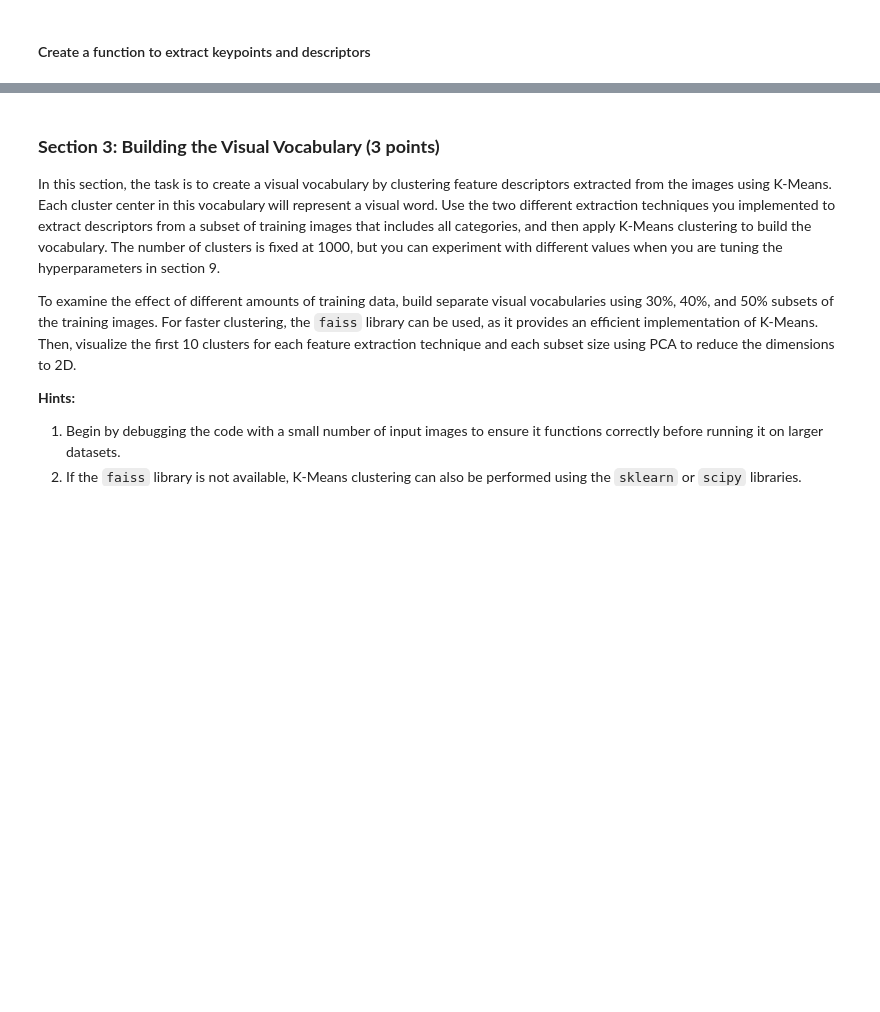
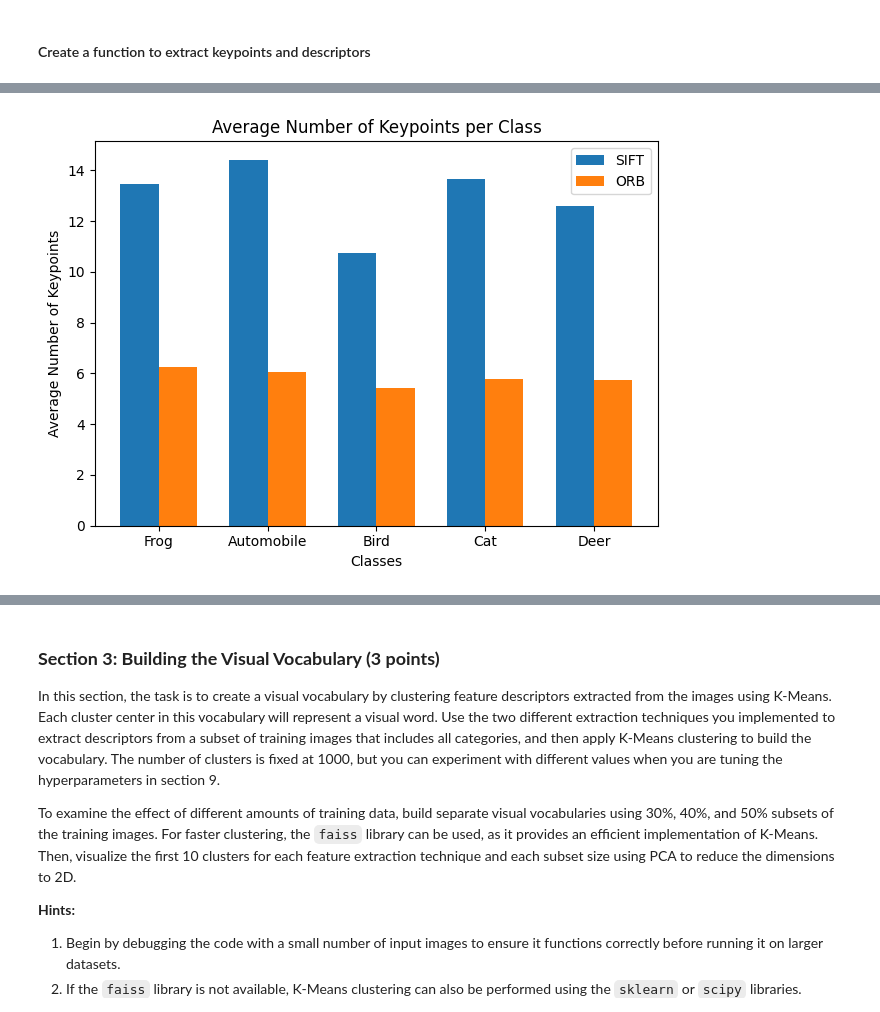
Before and after one commit to pradyutnair/cv1-final-lab-part-1, a Jupyter notebook: cv1-final-lab-part-1.ipynb, the cells around one changed output, grey strips where cells are left out. Cells and saved outputs as stored; diff of their text form; code cells hidden in the pictures; blank space fills up the shorter version.

```diff
--- a/cv1-final-lab-part-1.ipynb
+++ b/cv1-final-lab-part-1.ipynb
@@ -299,0 +308,92 @@ plt.show()
+# %%
+def calculate_keypoints_per_class(images, labels, sift, orb):
+    """
+    Get the total number of keypoints per class and the total class counts
+
+    :param images:
+    :param labels:
+    :param sift:
+    :param orb:
+    :return:
+    """
+    unique_labels = torch.unique(labels)
+    sift_keypoints_count = {label.item(): 0 for label in unique_labels}
+    orb_keypoints_count = {label.item(): 0 for label in unique_labels}
+    class_counts = {label.item(): 0 for label in unique_labels}
+
+    for idx, label in enumerate(labels):
+        image = images[idx].numpy()
+        image = normalize_upscale(image)
+
+        # SIFT keypoints
+        sift_keypoints, _ = sift.detectAndCompute(image, None)
+        sift_keypoints_count[label.item()] += len(sift_keypoints)
+
+        # ORB keypoints
+        orb_keypoints, _ = orb.detectAndCompute(image, None)
+        orb_keypoints_count[label.item()] += len(orb_keypoints)
+
+        class_counts[label.item()] += 1
+
+    return sift_keypoints_count, orb_keypoints_count, class_counts
+
+def plot_keypoints_per_class(sift_keypoints_count, orb_keypoints_count, class_counts, label_mapping):
+    """
+    Plot the keypoint counts per detector
+
+    :param sift_keypoints_count:
+    :param orb_keypoints_count:
+    :param class_counts:
+    :param label_mapping:
+    :return:
+    """
+    classes = list(label_mapping.values())
+    sift_counts = [sift_keypoints_count[label] / class_counts[label] for label in class_counts]
+    orb_counts = [orb_keypoints_count[label] / class_counts[label] for label in class_counts]
+
+    x = np.arange(len(classes))
+    width = 0.35
+
+    fig, ax = plt.subplots()
+    rects1 = ax.bar(x - width/2, sift_counts, width, label='SIFT')
+    rects2 = ax.bar(x + width/2, orb_counts, width, label='ORB')
+
+    ax.set_xlabel('Classes')
+    ax.set_ylabel('Average Number of Keypoints')
+    ax.set_title('Average Number of Keypoints per Class')
+    ax.set_xticks(x)
+    ax.set_xticklabels(classes)
+    ax.legend()
+
+    fig.tight_layout()
+    plt.show()
+
+def plot_average_keypoints(sift_keypoints_count, orb_keypoints_count, class_counts):
+    total_sift_keypoints = sum(sift_keypoints_count.values())
+    total_orb_keypoints = sum(orb_keypoints_count.values())
+    total_images = sum(class_counts.values())
+
+    avg_sift_keypoints = total_sift_keypoints / total_images
+    avg_orb_keypoints = total_orb_keypoints / total_images
+
+    labels = ['SIFT', 'ORB']
+    avg_counts = [avg_sift_keypoints, avg_orb_keypoints]
+
+    fig, ax = plt.subplots()
+    ax.bar(labels, avg_counts, color=['blue', 'orange'])
+
+    ax.set_xlabel('Feature Extractor')
+    ax.set_ylabel('Average Number of Keypoints')
+    ax.set_title('Average Number of Keypoints for All Classes')
+
+    fig.tight_layout()
+    plt.show()
+
+# Get keypoint counts
+sift_keypoints_count, orb_keypoints_count, class_counts = calculate_keypoints_per_class(train_images, train_labels, sift, orb)
+
+# Assuming label_mapping is already defined
+plot_keypoints_per_class(sift_keypoints_count, orb_keypoints_count, class_counts, label_mapping)
+plot_average_keypoints(sift_keypoints_count, orb_keypoints_count, class_counts)
+# %% [output]
+[figure, added]
```
Also changed, not shown: parts of 17 cells of this notebook, 4 other files.
